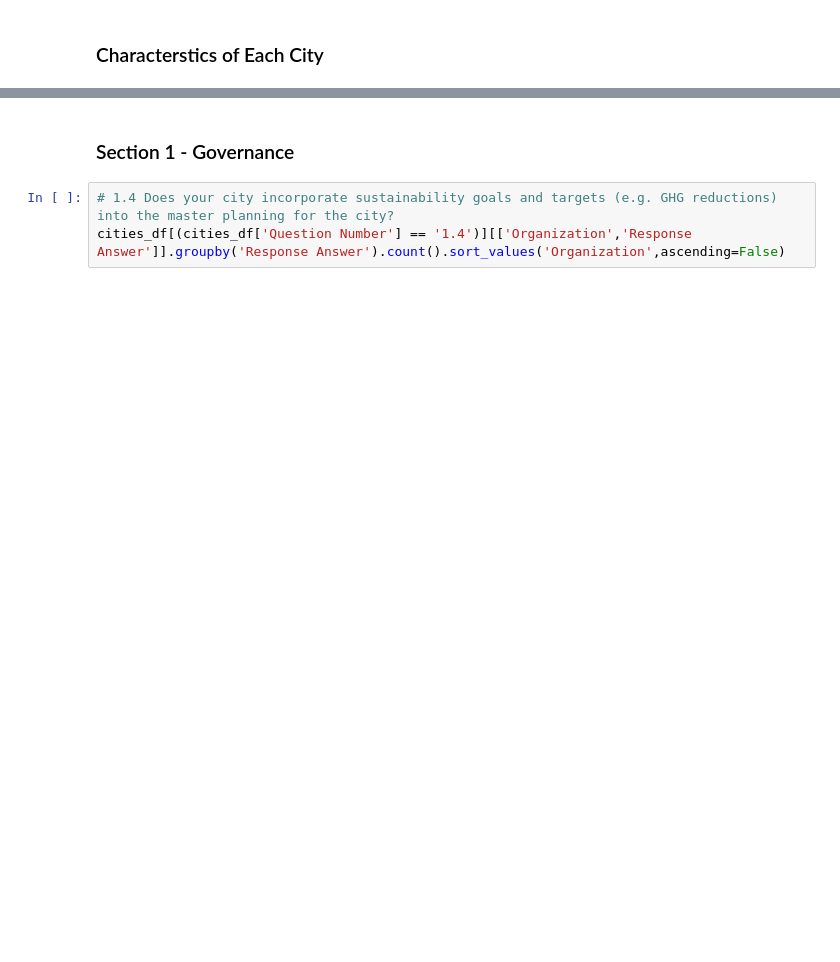
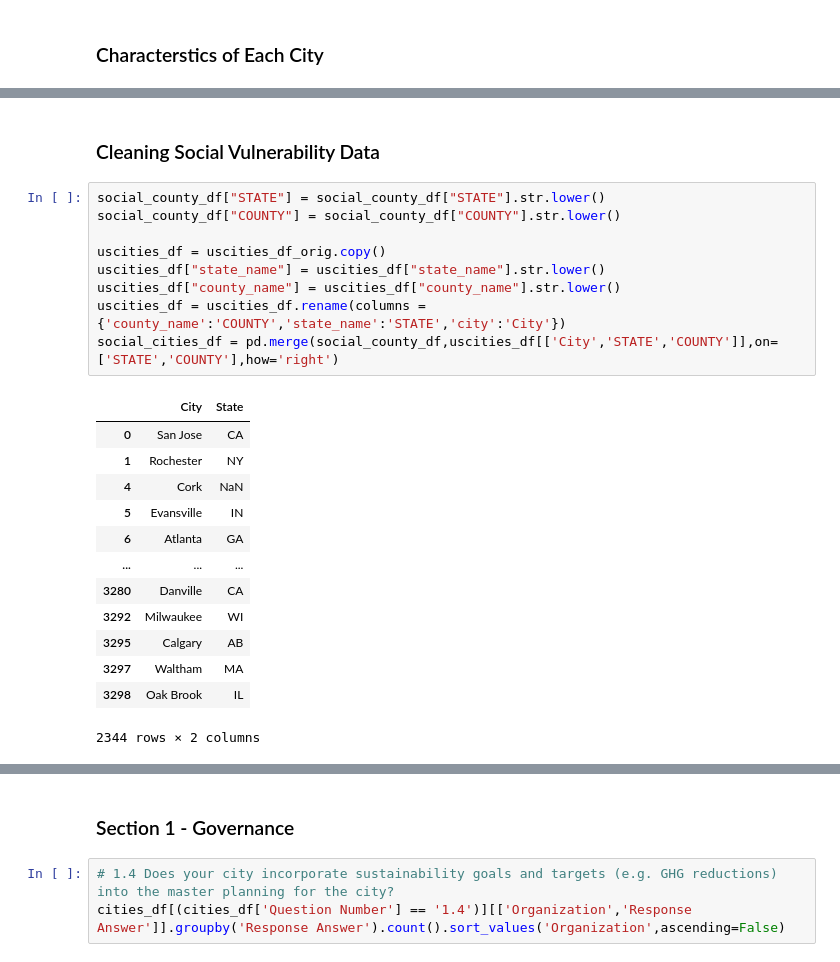
Before and after one commit to jenni4j/Climate_Dreamer_Pros, a Jupyter notebook: cities.ipynb, the cells around one changed output, grey strips where cells are left out. Drawn from its saved outputs; the diff is of its cells as text; blank space fills up the shorter version.

```diff
--- a/cities.ipynb
+++ b/cities.ipynb
@@ -133,3 +103,28 @@ cities_desc_df[cities_desc_df['City'].isin(census_df.PlaceName.unique().tolist()
 | Italy | 1 |
 | United Kingdom of Great Britain a... | 2 |
 | United States of America | 75 |
+# %% [markdown]
+### Cleaning Social Vulnerability Data
+# %%
+social_county_df["STATE"] = social_county_df["STATE"].str.lower()
+social_county_df["COUNTY"] = social_county_df["COUNTY"].str.lower()
+
+uscities_df = uscities_df_orig.copy()
+uscities_df["state_name"] = uscities_df["state_name"].str.lower()
+uscities_df["county_name"] = uscities_df["county_name"].str.lower()
+uscities_df = uscities_df.rename(columns = {'county_name':'COUNTY','state_name':'STATE','city':'City'})
+social_cities_df = pd.merge(social_county_df,uscities_df[['City','STATE','COUNTY']],on=['STATE','COUNTY'],how='right')
+# %% [output]
+|  | City | State |
+| 0 | San Jose | CA |
+| 1 | Rochester | NY |
+| 4 | Cork | NaN |
+| 5 | Evansville | IN |
+| 6 | Atlanta | GA |
+| ... | ... | ... |
+| 3280 | Danville | CA |
+| 3292 | Milwaukee | WI |
+| 3295 | Calgary | AB |
+| 3297 | Waltham | MA |
+| 3298 | Oak Brook | IL |
+2344 rows × 2 columns
```
Also changed, not shown: parts of 40 cells of this notebook.
